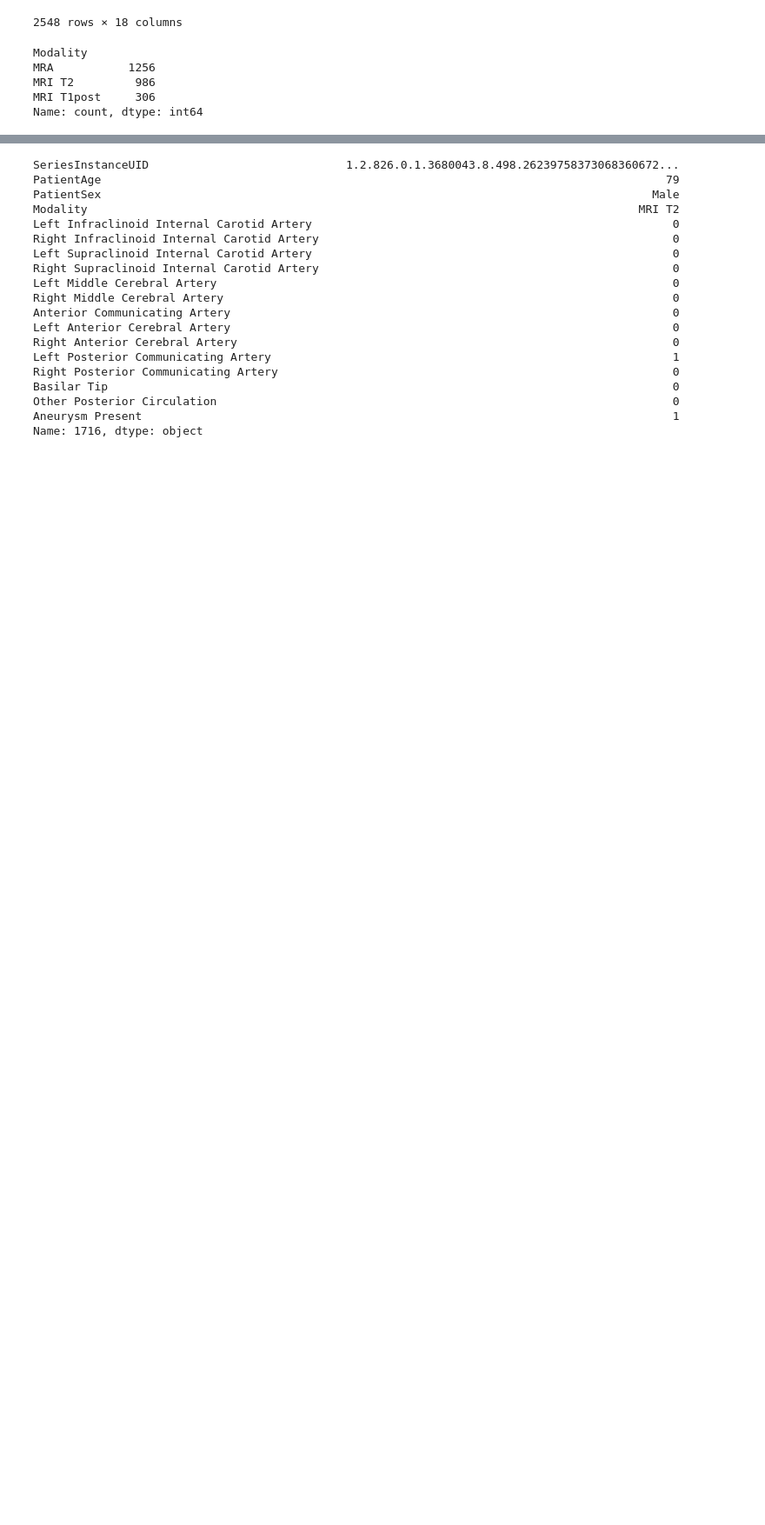
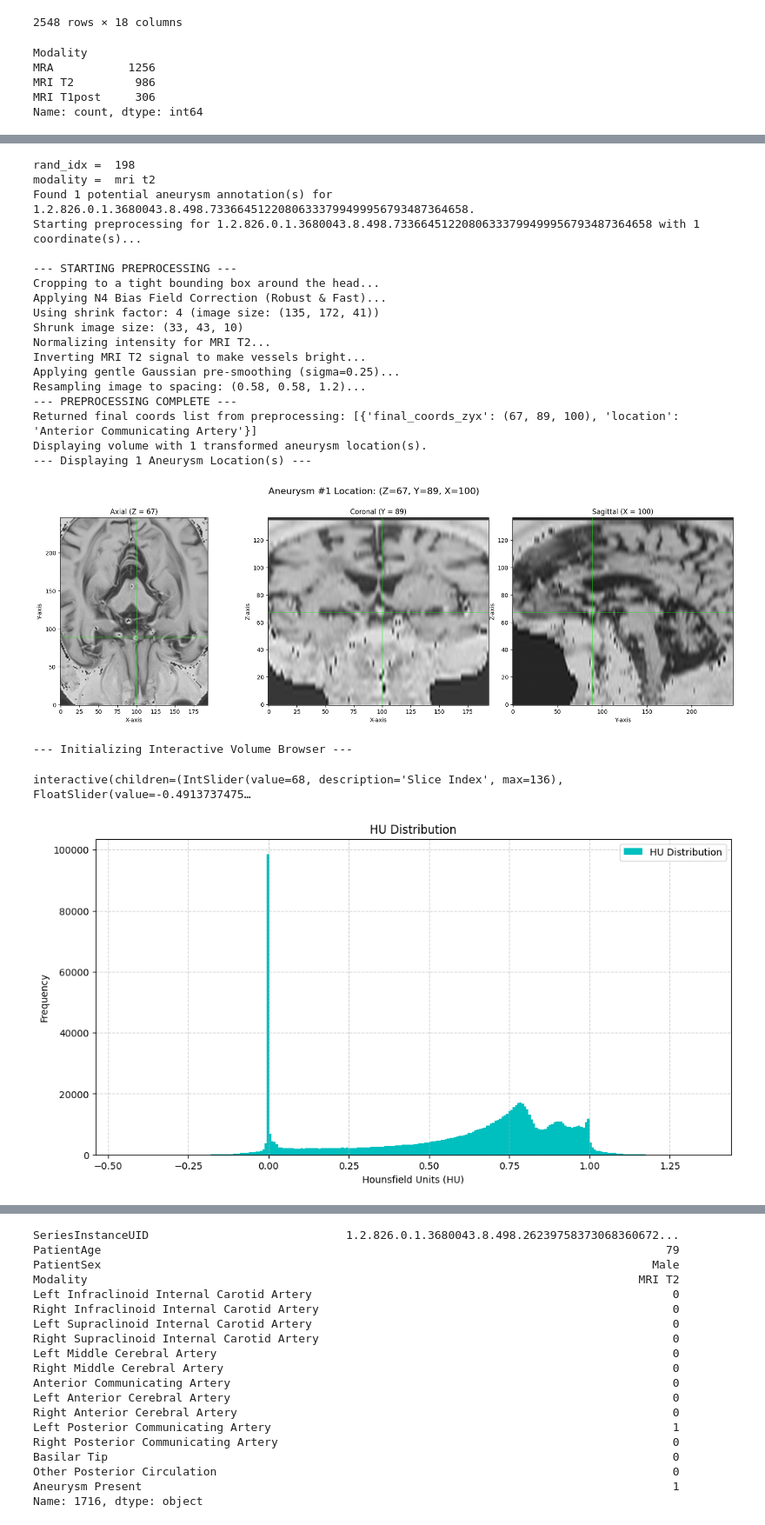
Before and after one commit to BhaveshSolanki32/Aneurysm_detection, a Jupyter notebook: mra.ipynb, the cells around one changed output, grey strips where cells are left out. Shown at 87% size. Cells and saved outputs as stored; diff of their text form; code cells hidden in the pictures; blank space fills up the shorter version.

```diff
--- a/mra.ipynb
+++ b/mra.ipynb
@@ -103,7 +103,7 @@ import matplotlib.pyplot as plt
 import ast
 f= 'rsna-intracranial-aneurysm-detection\series'
 local_df = pd.read_csv(r'rsna-intracranial-aneurysm-detection\train_localizers.csv')
-def disp_dist_3d(img_name, modality='mra', debug=False):
+def disp_dist_3d(img_name, modality='mra', debug=False, pre_sigma=None):
 
 
     img_path = os.path.join(f, img_name)
@@ -133,7 +133,8 @@ def disp_dist_3d(img_name, modality='mra', debug=False):
     processed_image_np, spacing, final_coords_list = preprocess_mri_scan(
         dicom_folder_path=img_path,
         modality=modality,
-        initial_coords_list=initial_coords_list if initial_coords_list else None
+        initial_coords_list=initial_coords_list if initial_coords_list else None,
+        pre_smoothing_sigma=pre_sigma,
     )
 
 
@@ -241,0 +243,34 @@ Time taken (s):  119.68082213401794
+# %%
+import time
+t1 = time.time()
+condition = ((mr_df['Modality'] == 'MRI T2') & (mr_df['Aneurysm Present'] == 1))
+ran_idx = np.random.randint(0, len(mr_df[condition]))
+print('rand_idx = ' , ran_idx)
+mod =  mr_df[condition].iloc[ran_idx]['Modality'].lower()
+print('modality = ' , mod)
+disp_dist_3d(mr_df[condition].iloc[ran_idx]['SeriesInstanceUID'], modality=mod,pre_sigma = 0.25)
+print(mr_df[condition].iloc[ran_idx]['Aneurysm Present'])
+print('Time taken (s): ', time.time() - t1)
+# %% [output]
+rand_idx =  198
+modality =  mri t2
+Found 1 potential aneurysm annotation(s) for 1.2.826.0.1.3680043.8.498.73366451220806333799499956793487364658.
+Starting preprocessing for 1.2.826.0.1.3680043.8.498.73366451220806333799499956793487364658 with 1 coordinate(s)...
+
+--- STARTING PREPROCESSING ---
+Cropping to a tight bounding box around the head...
+Applying N4 Bias Field Correction (Robust & Fast)...
+Using shrink factor: 4 (image size: (135, 172, 41))
+Shrunk image size: (33, 43, 10)
+Normalizing intensity for MRI T2...
+Inverting MRI T2 signal to make vessels bright...
+Applying gentle Gaussian pre-smoothing (sigma=0.25)...
+Resampling image to spacing: (0.58, 0.58, 1.2)...
+--- PREPROCESSING COMPLETE ---
+Returned final coords list from preprocessing: [{'final_coords_zyx': (67, 89, 100), 'location': 'Anterior Communicating Artery'}]
+Displaying volume with 1 transformed aneurysm location(s).
+--- Displaying 1 Aneurysm Location(s) ---
+[figure, added]
+--- Initializing Interactive Volume Browser ---
+interactive(children=(IntSlider(value=68, description='Slice Index', max=136), FloatSlider(value=-0.4913737475…
+[figure, added]
```
Also changed, not shown: parts of 6 cells of this notebook, 5 other files.
